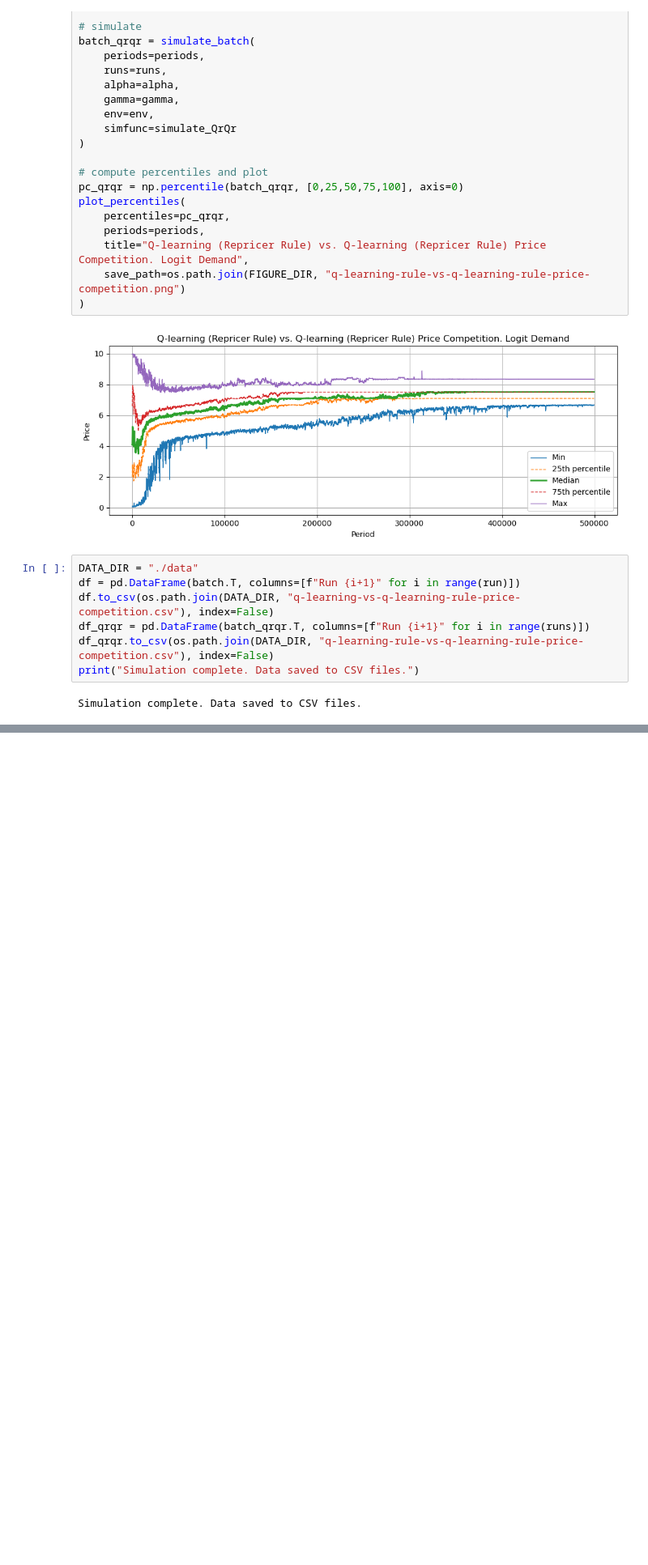
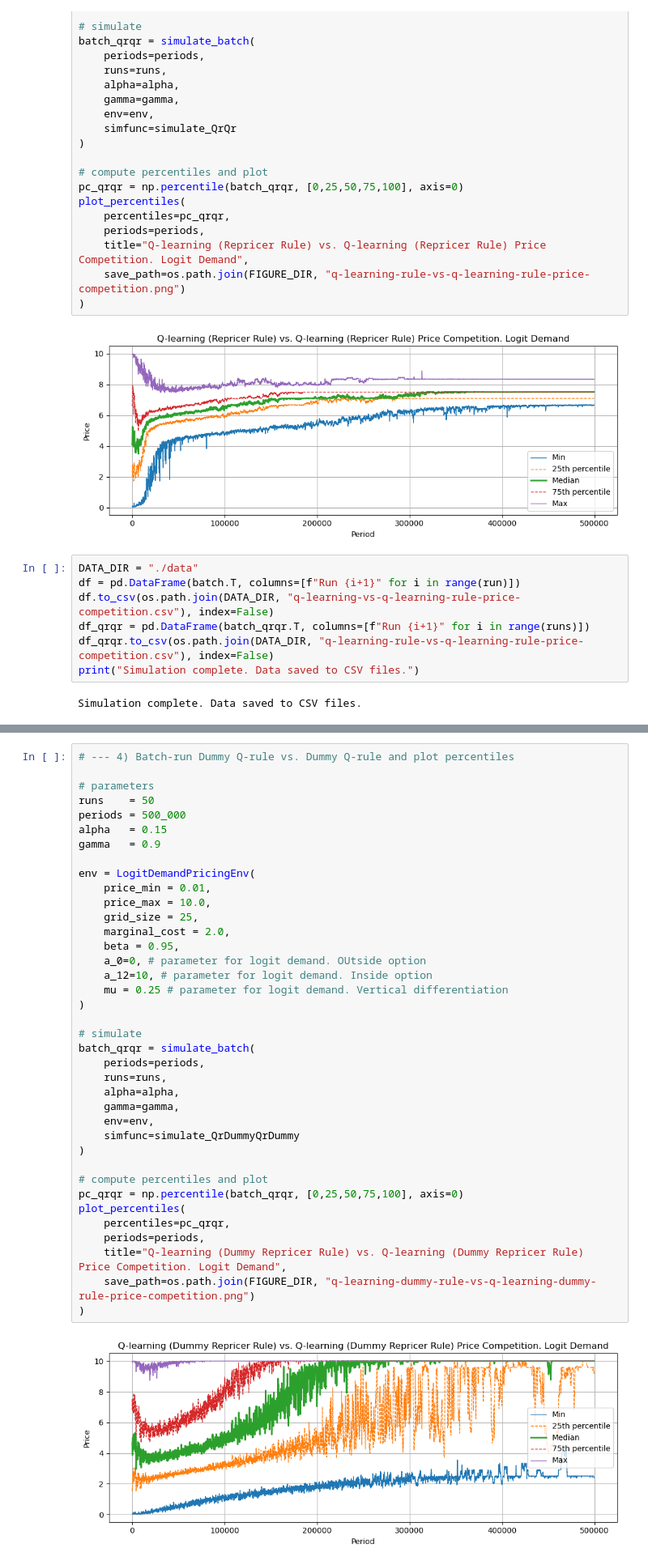
Before and after one commit to Six-Persimmon/Amazon_BuyBox_Reinforcement_Learning, a Jupyter notebook: Q_Rule_simulation.ipynb, the cells around one changed output, grey strips where cells are left out. Shown at 81% size. Drawn from its saved outputs; the diff is of its cells as text; blank space fills up the shorter version.

Commit message:
feat:dummy rule based method scenario

```diff
--- a/Q_Rule_simulation.ipynb
+++ b/Q_Rule_simulation.ipynb
@@ -366,0 +485,40 @@ Simulation complete. Data saved to CSV files.
+# %%
+# --- 4) Batch-run Dummy Q-rule vs. Dummy Q-rule and plot percentiles
+
+# parameters
+runs    = 50
+periods = 500_000
+alpha   = 0.15
+gamma   = 0.9
+
+env = LogitDemandPricingEnv(
+    price_min = 0.01,
+    price_max = 10.0,
+    grid_size = 25,
+    marginal_cost = 2.0,
+    beta = 0.95,
+    a_0=0, # parameter for logit demand. OUtside option
+    a_12=10, # parameter for logit demand. Inside option
+    mu = 0.25 # parameter for logit demand. Vertical differentiation
+)
+
+# simulate
+batch_qrqr = simulate_batch(
+    periods=periods,
+    runs=runs,
+    alpha=alpha,
+    gamma=gamma,
+    env=env,
+    simfunc=simulate_QrDummyQrDummy
+)
+
+# compute percentiles and plot
+pc_qrqr = np.percentile(batch_qrqr, [0,25,50,75,100], axis=0)
+plot_percentiles(
+    percentiles=pc_qrqr,
+    periods=periods,
+    title="Q-learning (Dummy Repricer Rule) vs. Q-learning (Dummy Repricer Rule) Price Competition. Logit Demand",
+    save_path=os.path.join(FIGURE_DIR, "q-learning-dummy-rule-vs-q-learning-dummy-rule-price-competition.png")
+)
+# %% [output]
+[figure, added]
```
Also changed, not shown: parts of 3 cells of this notebook, 3 other files.
